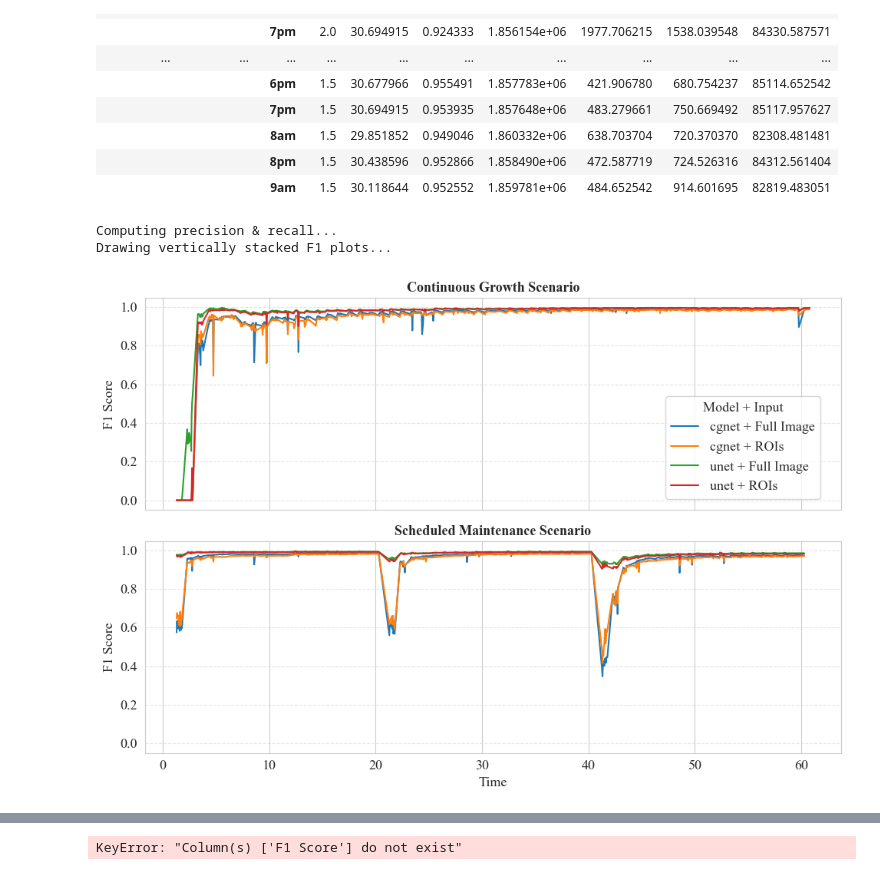
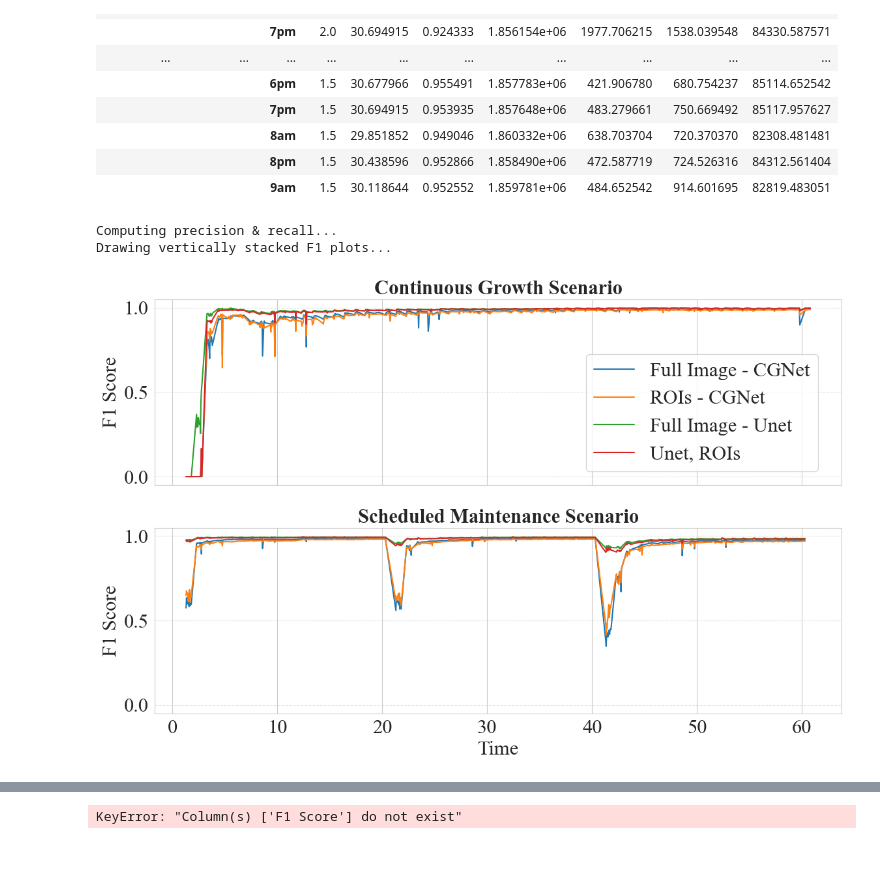
Before and after one commit to LucasHartmanWestern/PdM_Predictor, a Jupyter notebook: visualize.ipynb, the cells around one changed output, grey strips where cells are left out. Cells and saved outputs as stored; diff of their text form; code cells hidden in the pictures.

```diff
--- a/visualize.ipynb
+++ b/visualize.ipynb
@@ -152,7 +152,7 @@ import matplotlib.pyplot as plt
 
 # Set global font to Times New Roman and consistent font size
 plt.rcParams['font.family'] = 'Times New Roman'
-plt.rcParams['font.size'] = 13
+plt.rcParams['font.size'] = 22
 
 # 1) Load each CSV and tag its dataset
 df_cgs = pd.read_csv('03_ICML_Results/CGS_binary_results.csv')
@@ -186,55 +186,54 @@ df_agg = df.groupby(['Time','Dataset','CNN Model','Input Type']).agg({
 
 df_agg['Combo Type'] = df_agg['CNN Model'] + ' + ' + df_agg['Input Type']
 
-df_agg['Combo Type'] = df_agg['Combo Type'].str.replace('cgnet + full', 'cgnet + Full Image')
-df_agg['Combo Type'] = df_agg['Combo Type'].str.replace('cgnet + rois', 'cgnet + ROIs')
+df_agg['Combo Type'] = df_agg['Combo Type'].str.replace('cgnet + full', 'Full Image - CGNet')
+df_agg['Combo Type'] = df_agg['Combo Type'].str.replace('cgnet + rois', 'ROIs - CGNet')
 
-df_agg['Combo Type'] = df_agg['Combo Type'].str.replace('unet + full', 'unet + Full Image')
-df_agg['Combo Type'] = df_agg['Combo Type'].str.replace('unet + rois', 'unet + ROIs')
+df_agg['Combo Type'] = df_agg['Combo Type'].str.replace('unet + full', 'Full Image - Unet')
+df_agg['Combo Type'] = df_agg['Combo Type'].str.replace('unet + rois', 'Unet, ROIs')
 
 print('Drawing vertically stacked F1 plots...')
 
 # Prepare the data for each dataset
 datasets = ['CGS', 'SMS']
-fig, axes = plt.subplots(nrows=2, ncols=1, figsize=(12, 4), sharey=True, sharex=True)
+fig, axes = plt.subplots(nrows=2, ncols=1, figsize=(12, 8), sharey=True, sharex=True)
 
 for i, dataset in enumerate(datasets):
     ax = axes[i]
     df_plot = df_agg[df_agg['Dataset'] == dataset]
     for combo in df_plot['Combo Type'].unique():
         df_combo = df_plot[df_plot['Combo Type'] == combo].sort_values('Time')
         ax.plot(df_combo['Time'], df_combo['F1 Score'], label=combo)
-    ax.set_title(f'{dataset.replace("CGS", "Continuous Growth Scenario").replace("SMS", "Scheduled Maintenance Scenario")}', fontsize=13, fontweight='bold', fontname='Times New Roman')
-    ax.set_ylabel('F1 Score', fontsize=13, fontname='Times New Roman')
+    ax.set_title(f'{dataset.replace("CGS", "Continuous Growth Scenario").replace("SMS", "Scheduled Maintenance Scenario")}', fontsize=22, fontweight='bold', fontname='Times New Roman')
+    ax.set_ylabel('F1 Score', fontsize=22, fontname='Times New Roman')
     ax.grid(True, which='major', axis='y', linestyle='--', alpha=0.5)
     if i == 1:
-        ax.set_xlabel('Time', fontsize=13, fontname='Times New Roman')
+        ax.set_xlabel('Time', fontsize=22, fontname='Times New Roman')
     else:
         ax.set_xlabel('')
     if i == 0:
         # Only show legend on the top plot, near the bottom-right
         legend = ax.legend(
-            title='Model + Input',
             bbox_to_anchor=(0.98, 0.02),
             loc='lower right',
             frameon=True
         )
-        plt.setp(legend.get_texts(), fontsize=13, fontname='Times New Roman')
-        plt.setp(legend.get_title(), fontsize=13, fontname='Times New Roman')
+        plt.setp(legend.get_texts(), fontsize=22, fontname='Times New Roman')
+        plt.setp(legend.get_title(), fontsize=22, fontname='Times New Roman')
 
 # Set tick label font properties for all axes
 for ax in axes:
-    ax.tick_params(axis='both', which='major', labelsize=13)
+    ax.tick_params(axis='both', which='major', labelsize=22)
     for label in ax.get_xticklabels() + ax.get_yticklabels():
         label.set_fontname('Times New Roman')
-        label.set_fontsize(13)
+        label.set_fontsize(22)
 
 plt.tight_layout()
 plt.show()
 # %% [output]
 Computing precision & recall...
 Drawing vertically stacked F1 plots...
-[figure, old version]
+[figure, new version]
 # %%
 from sklearn.metrics import accuracy_score, confusion_matrix, roc_auc_score, roc_curve
 import matplotlib.pyplot as plt
```
Also changed, not shown: parts of 2 cells of this notebook, 4 other files.
